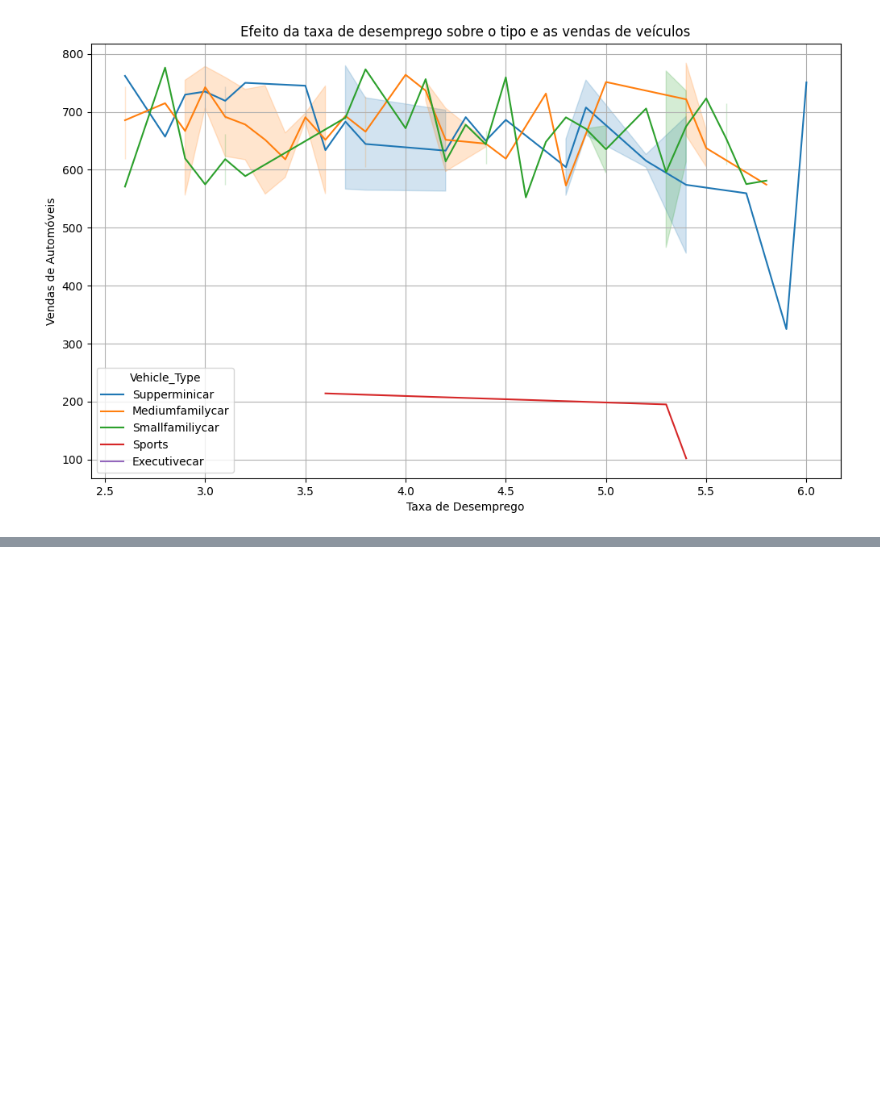
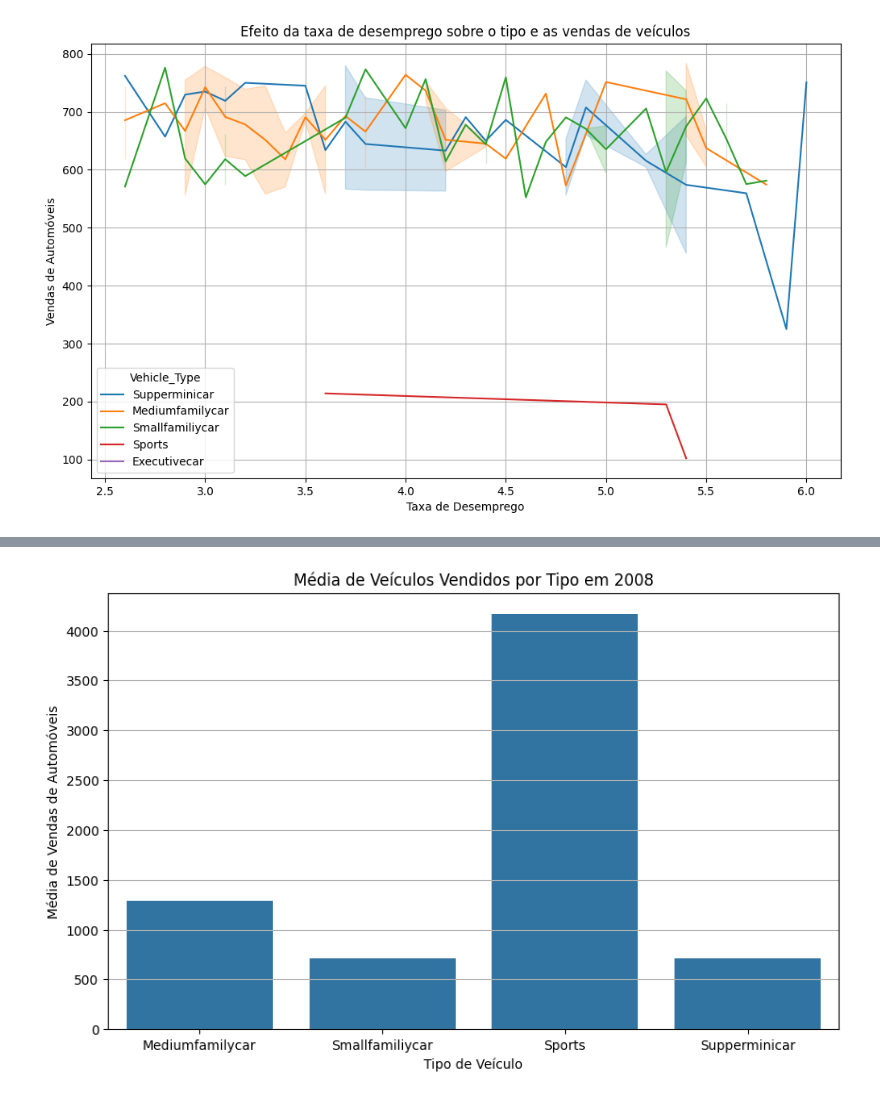
Before and after one commit to vicsladk/IBMTest, a Jupyter notebook: Impacto_da_Recessão_nas_Vendas_de_Automóveis.ipynb, the cells around one changed output, grey strips where cells are left out. Saved outputs shown, nothing was run; the diff lists cells and outputs as text; code cells hidden in the pictures; blank space fills up the shorter version.

```diff
--- a/Impacto_da_Recessão_nas_Vendas_de_Automóveis.ipynb
+++ b/Impacto_da_Recessão_nas_Vendas_de_Automóveis.ipynb
@@ -369,0 +755,18 @@ except ValueError as e:
+# %%
+# Filtrar dados para o ano de 2008
+df_2008 = df[df['Year'] == 2008]
+
+# Agrupar por tipo de veículo e calcular a média das vendas para 2008
+average_sales_2008 = df_2008.groupby('Vehicle_Type')['Automobile_Sales'].mean().reset_index()
+
+# Criar o gráfico de barras usando Seaborn
+plt.figure(figsize=(10, 6))
+sns.barplot(x='Vehicle_Type', y='Automobile_Sales', data=average_sales_2008)
+
+plt.title('Média de Veículos Vendidos por Tipo em 2008')
+plt.xlabel('Tipo de Veículo')
+plt.ylabel('Média de Vendas de Automóveis')
+plt.grid(axis='y')
+plt.show()
+# %% [output]
+[figure, added]
```
Also changed, not shown: parts of 36 cells of this notebook.
